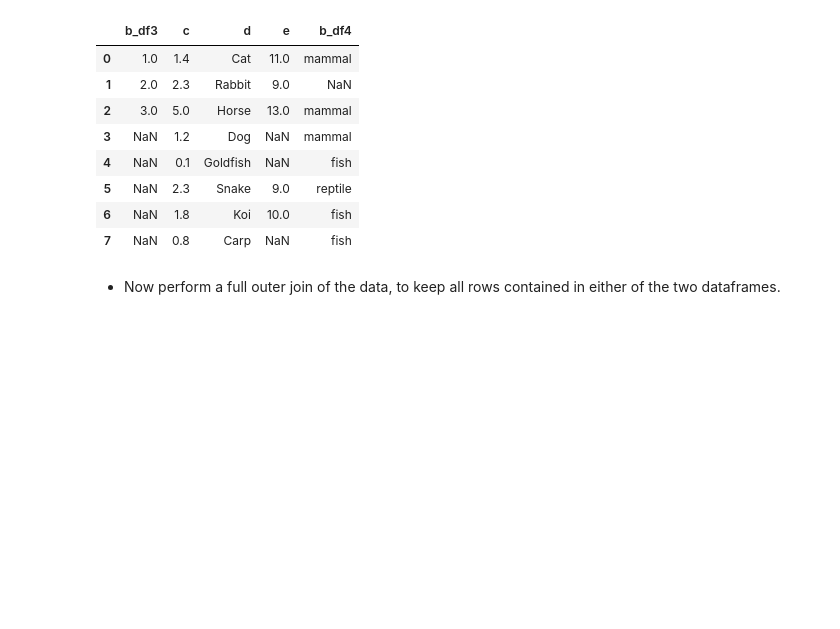
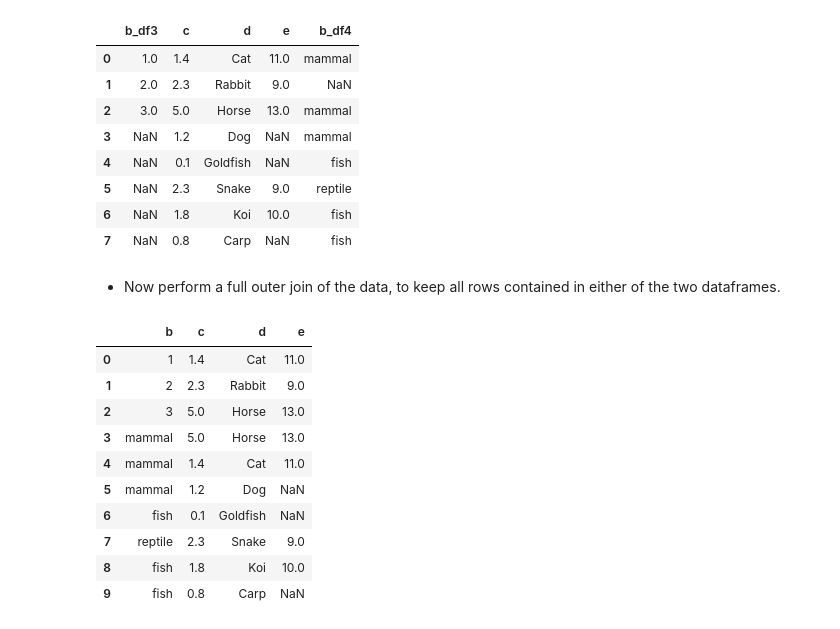
Before and after one commit to MeeNot/Integrated_Bioinformatics, a Jupyter notebook: notebooks/Day1_Basics.ipynb, the cells around one changed output. Drawn from its saved outputs; the diff is of its cells as text; code cells hidden in the pictures; blank space fills up the shorter version.

```diff
--- a/notebooks/Day1_Basics.ipynb
+++ b/notebooks/Day1_Basics.ipynb
@@ -331,3 +331,17 @@ merged
 | 7 | NaN | 0.8 | Carp | NaN | fish |
 # %% [markdown]
 * Now perform a full outer join of the data, to keep all rows contained in either of the two dataframes.
+# %%
+pd.merge(df3, df4, how='outer')
+# %% [output]
+|  | b | c | d | e |
+| 0 | 1 | 1.4 | Cat | 11.0 |
+| 1 | 2 | 2.3 | Rabbit | 9.0 |
+| 2 | 3 | 5.0 | Horse | 13.0 |
+| 3 | mammal | 5.0 | Horse | 13.0 |
+| 4 | mammal | 1.4 | Cat | 11.0 |
+| 5 | mammal | 1.2 | Dog | NaN |
+| 6 | fish | 0.1 | Goldfish | NaN |
+| 7 | reptile | 2.3 | Snake | 9.0 |
+| 8 | fish | 1.8 | Koi | 10.0 |
+| 9 | fish | 0.8 | Carp | NaN |
```
